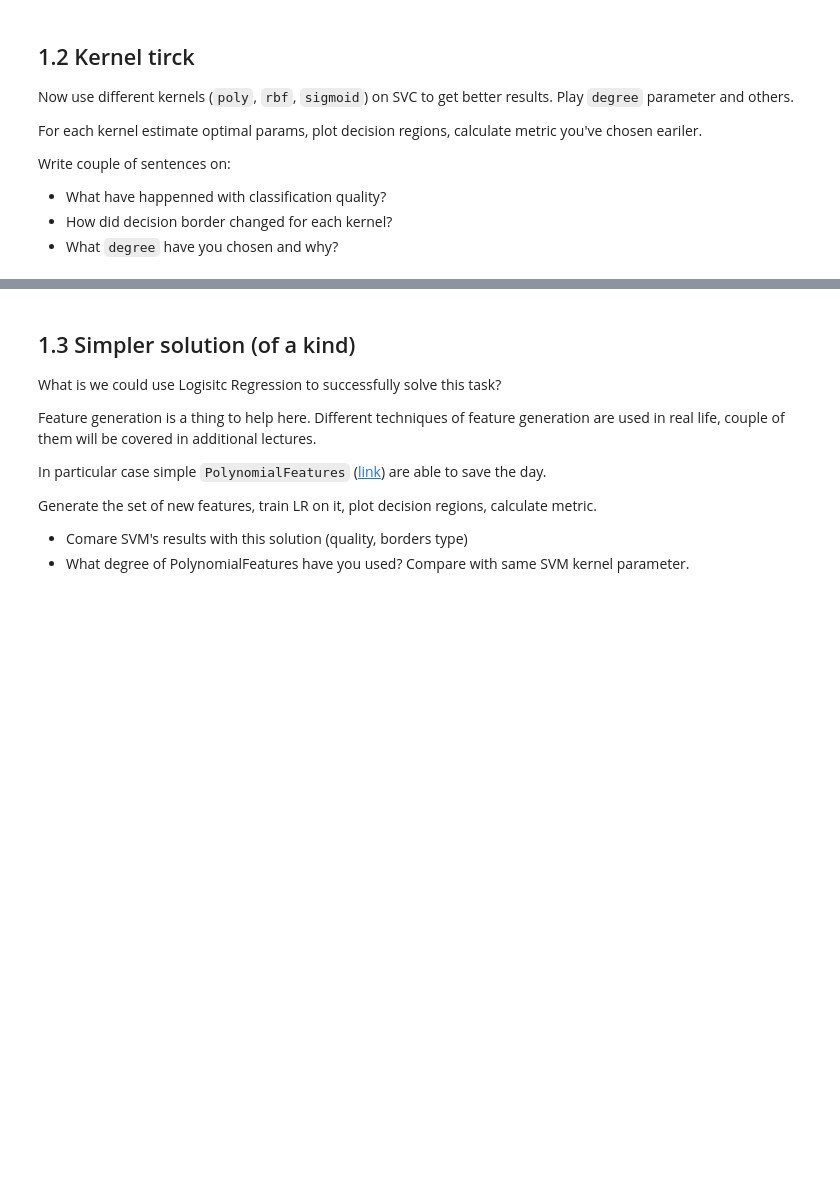
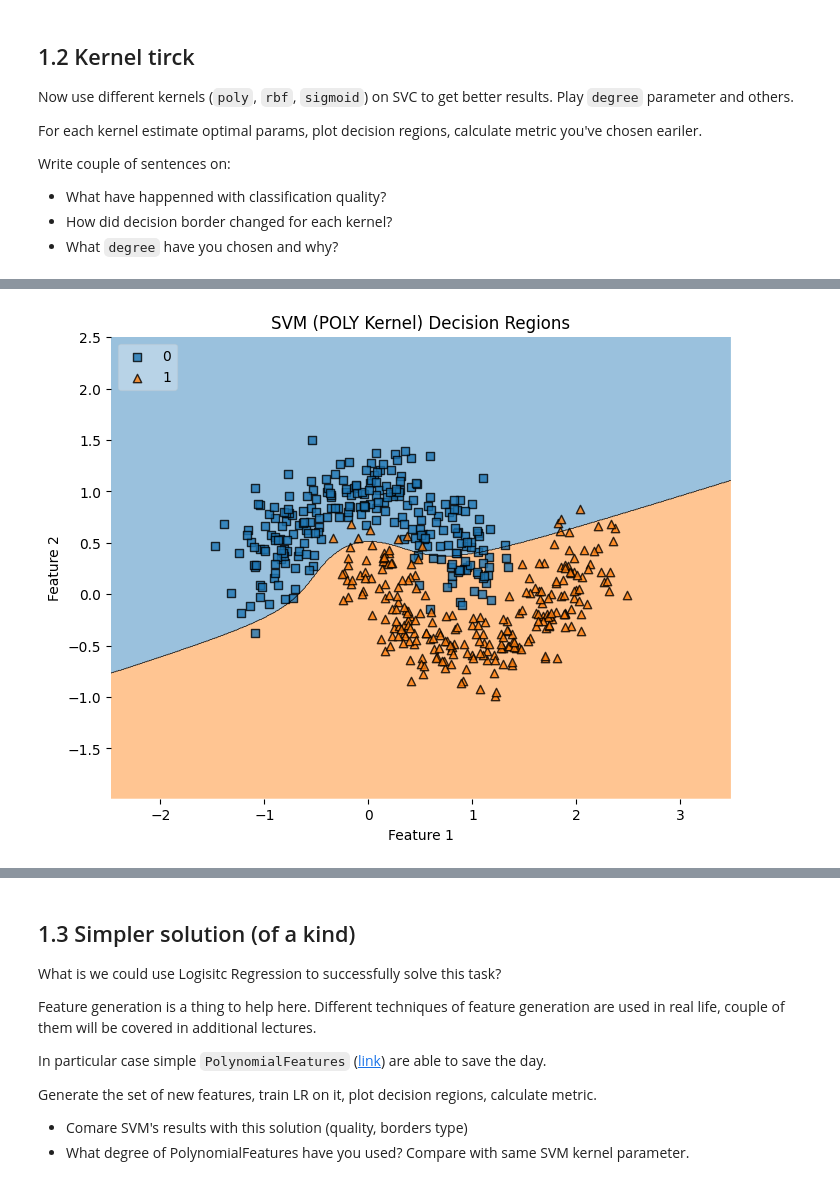
Before and after one commit to spectrmen/mashine_learning_ed, a Jupyter notebook: homeworks/lab01_ml_pipeline/lab01_part3_svm_kernels.ipynb, the cells around one changed output, grey strips where cells are left out. Cells and saved outputs as stored; diff of their text form; code cells hidden in the pictures; blank space fills up the shorter version.

```diff
--- a/homeworks/lab01_ml_pipeline/lab01_part3_svm_kernels.ipynb
+++ b/homeworks/lab01_ml_pipeline/lab01_part3_svm_kernels.ipynb
@@ -66,0 +109,87 @@ Write couple of sentences on:
+# %%
+### YOUR CODE HERE
+from sklearn.model_selection import GridSearchCV
+from sklearn.metrics import accuracy_score, f1_score
+
+# Define parameter grids for different kernels
+param_grids = {
+    'poly': {
+        'C': [0.1, 1, 10],
+        'degree': [2, 3, 4, 5],
+        'gamma': ['scale', 'auto']
+    },
+    'rbf': {
+        'C': [0.1, 1, 10, 100],
+        'gamma': ['scale', 'auto', 0.1, 1, 10]
+    },
+    'sigmoid': {
+        'C': [0.1, 1, 10, 100],
+        'gamma': ['scale', 'auto', 0.1, 1]
+    }
+}
+
+best_models = {}
+best_params = {}
+results = {}
+
+# Test polynomial kernel
+print("Testing Polynomial Kernel...")
+svm_poly = SVC(kernel='poly', random_state=42)
+grid_poly = GridSearchCV(svm_poly, param_grids['poly'], cv=5, scoring='f1', n_jobs=-1)
+grid_poly.fit(moons_points, moons_labels)
+best_models['poly'] = grid_poly.best_estimator_
+best_params['poly'] = grid_poly.best_params_
+poly_pred = best_models['poly'].predict(moons_points)
+results['poly'] = {
+    'accuracy': accuracy_score(moons_labels, poly_pred),
+    'f1': f1_score(moons_labels, poly_pred)
+}
+print(f"Best params: {best_params['poly']}")
+print(f"Accuracy: {results['poly']['accuracy']:.4f}, F1: {results['poly']['f1']:.4f}\n")
+
+# Test RBF kernel
+print("Testing RBF Kernel...")
+svm_rbf = SVC(kernel='rbf', random_state=42)
+grid_rbf = GridSearchCV(svm_rbf, param_grids['rbf'], cv=5, scoring='f1', n_jobs=-1)
+grid_rbf.fit(moons_points, moons_labels)
+best_models['rbf'] = grid_rbf.best_estimator_
+best_params['rbf'] = grid_rbf.best_params_
+rbf_pred = best_models['rbf'].predict(moons_points)
+results['rbf'] = {
+    'accuracy': accuracy_score(moons_labels, rbf_pred),
+    'f1': f1_score(moons_labels, rbf_pred)
+}
+print(f"Best params: {best_params['rbf']}")
+print(f"Accuracy: {results['rbf']['accuracy']:.4f}, F1: {results['rbf']['f1']:.4f}\n")
+
+# Test sigmoid kernel
+print("Testing Sigmoid Kernel...")
+svm_sigmoid = SVC(kernel='sigmoid', random_state=42)
+grid_sigmoid = GridSearchCV(svm_sigmoid, param_grids['sigmoid'], cv=5, scoring='f1', n_jobs=-1)
+grid_sigmoid.fit(moons_points, moons_labels)
+best_models['sigmoid'] = grid_sigmoid.best_estimator_
+best_params['sigmoid'] = grid_sigmoid.best_params_
+sigmoid_pred = best_models['sigmoid'].predict(moons_points)
+results['sigmoid'] = {
+    'accuracy': accuracy_score(moons_labels, sigmoid_pred),
+    'f1': f1_score(moons_labels, sigmoid_pred)
+}
+print(f"Best params: {best_params['sigmoid']}")
+print(f"Accuracy: {results['sigmoid']['accuracy']:.4f}, F1: {results['sigmoid']['f1']:.4f}\n")
+
+# Plot decision regions for each kernel
+for kernel_name, model in best_models.items():
+    plot_decisions(moons_points, moons_labels, model, f'SVM ({kernel_name.upper()} Kernel) Decision Regions')
+
+print("Analysis:")
+print(f"1. Classification quality improved significantly with non-linear kernels.")
+print(f"   - Polynomial (degree={best_params['poly']['degree']}): F1={results['poly']['f1']:.4f}")
+print(f"   - RBF: F1={results['rbf']['f1']:.4f}")
+print(f"   - Sigmoid: F1={results['sigmoid']['f1']:.4f}")
+print(f"2. Decision borders:")
+print(f"   - Polynomial: Creates curved boundaries based on polynomial degree")
+print(f"   - RBF: Creates smooth, flexible boundaries that can handle complex shapes")
+print(f"   - Sigmoid: Creates S-shaped boundaries, less flexible than RBF")
+print(f"3. Degree chosen: {best_params['poly']['degree']} - This provides good balance between")
+print(f"   model complexity and generalization. Higher degrees can overfit, lower degrees may underfit.")
+# %% [output]
@@ -66,0 +207 @@ Write couple of sentences on:
+[figure, added]
```
Also changed, not shown: parts of 11 cells of this notebook.
